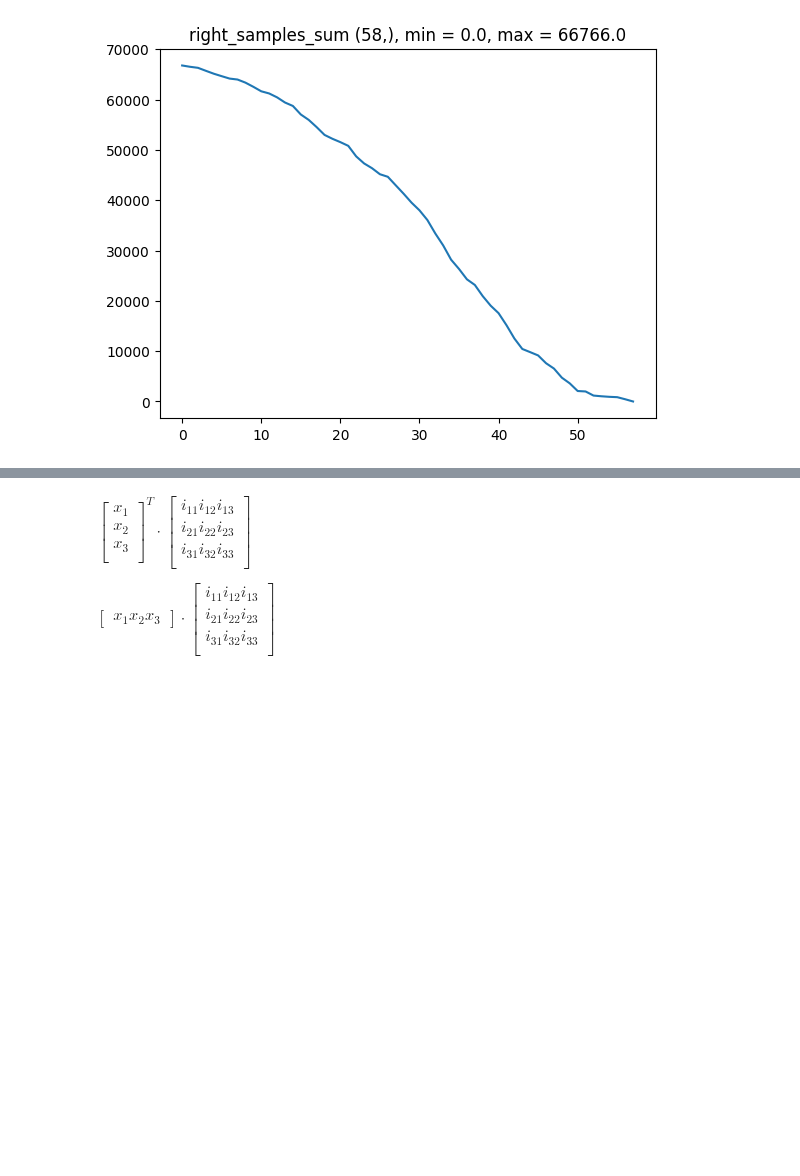
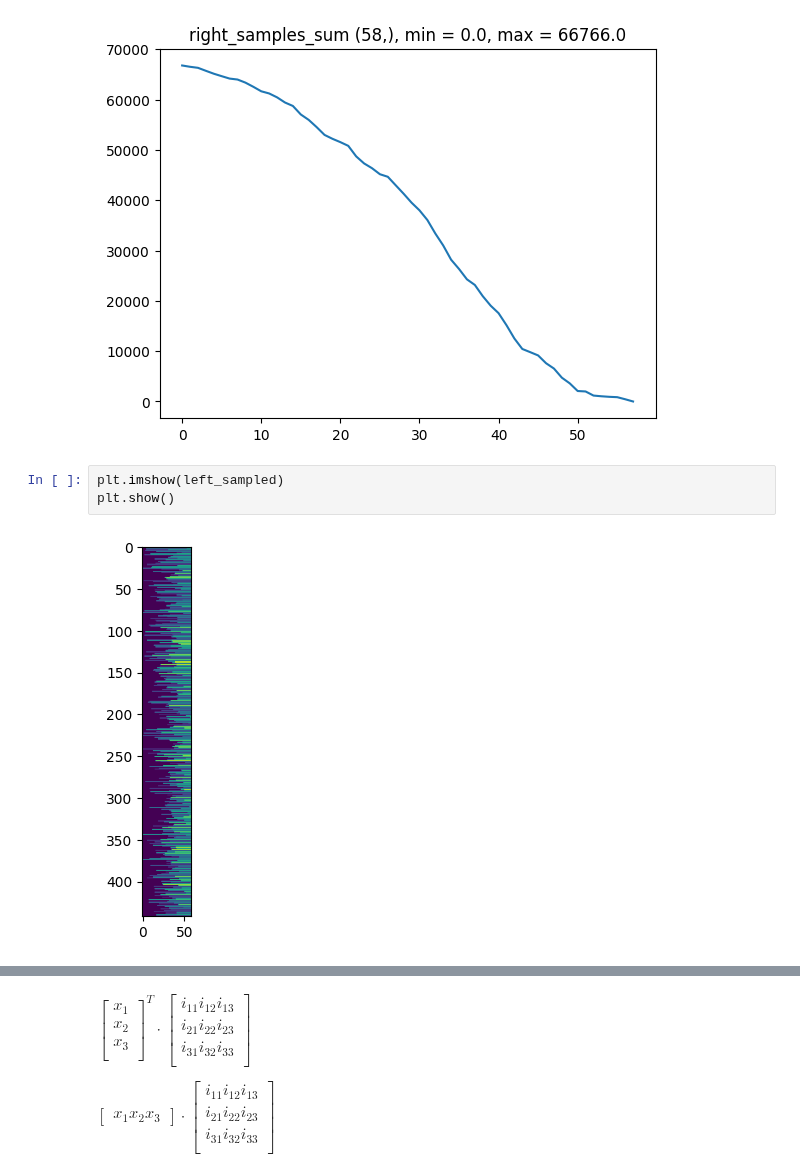
Before and after one commit to jumzzz/prob-ml, a Jupyter notebook: ch18/decision_trees/implementation/01-impl-split-sampler.ipynb, the cells around one changed output, grey strips where cells are left out. Saved outputs shown, nothing was run; the diff lists cells and outputs as text; blank space fills up the shorter version.

```diff
--- a/ch18/decision_trees/implementation/01-impl-split-sampler.ipynb
+++ b/ch18/decision_trees/implementation/01-impl-split-sampler.ipynb
@@ -81,6 +85,11 @@ plt.show()
 [figure]
 [figure]
 [figure]
+# %%
+plt.imshow(left_sampled)
+plt.show()
+# %% [output]
+[figure, added]
 # %%
 # Variance calculations
 var_left = (left_sampled - left_samples_mean.reshape(1,-1)) ** 2
```
Also changed, not shown: parts of 4 cells of this notebook.
